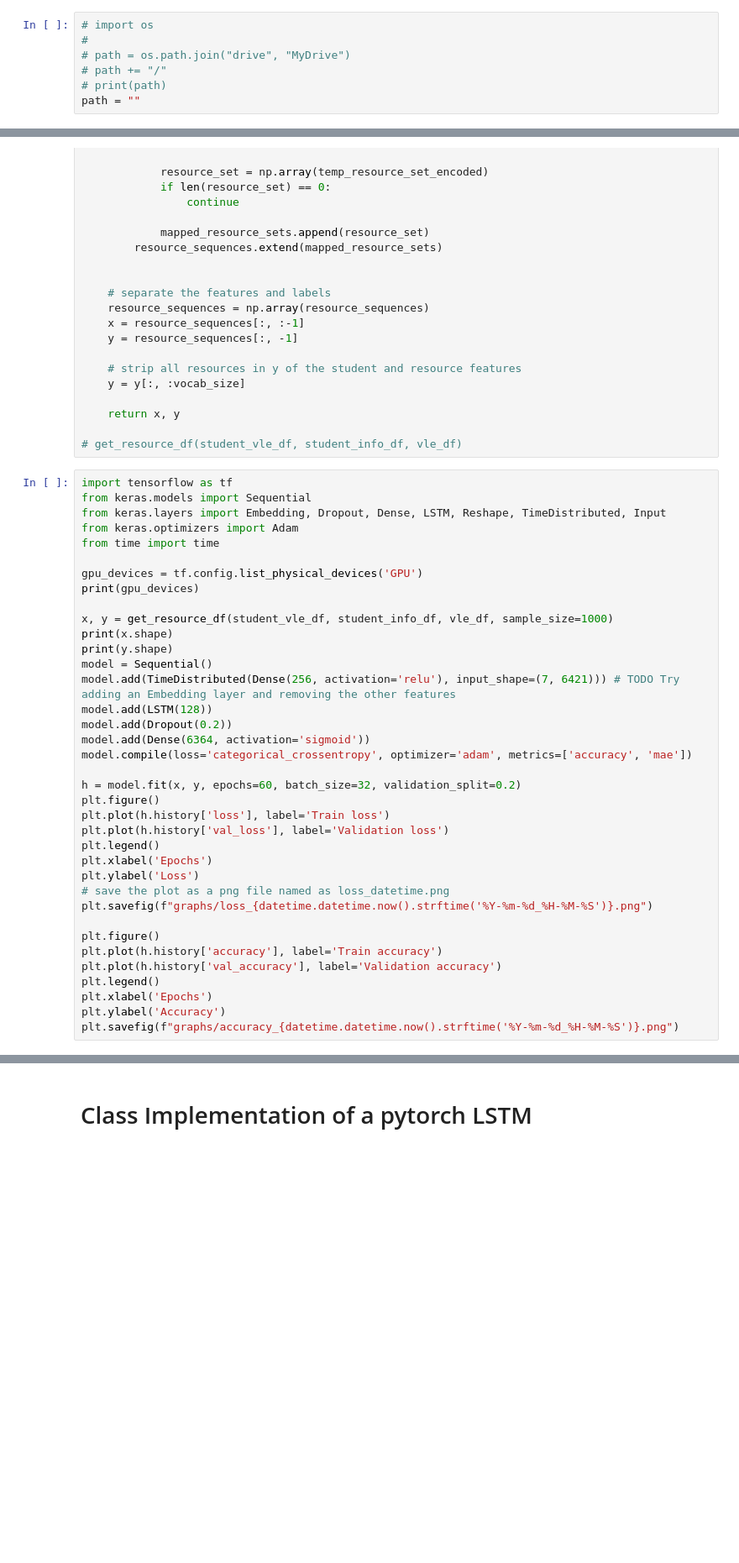
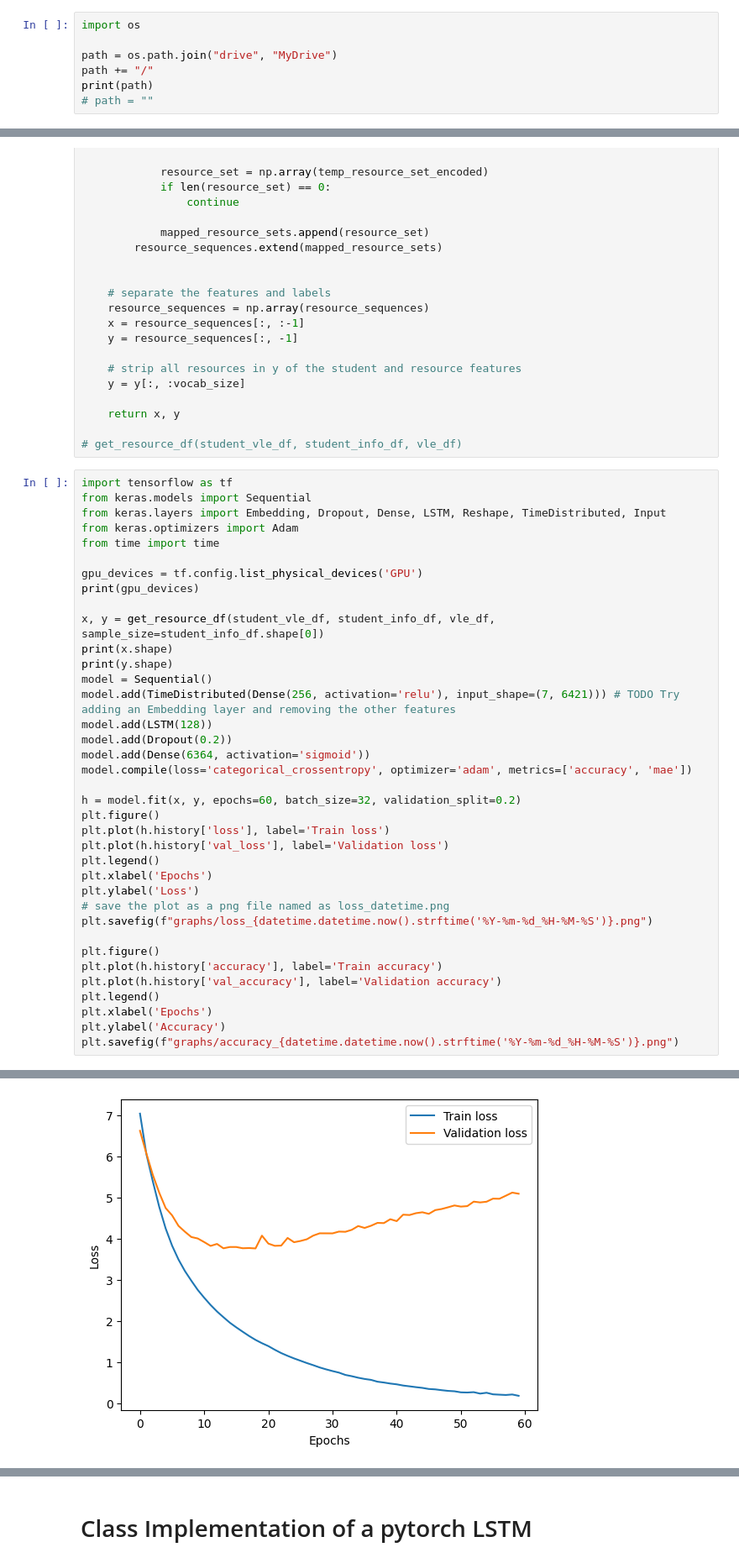
Before and after one commit to Tanyk2004/CS370-ERS, a Jupyter notebook: recommender.ipynb, the cells around one changed output, grey strips where cells are left out. Shown at 84% size. Cells and saved outputs as stored; diff of their text form; blank space fills up the shorter version.

```diff
--- a/recommender.ipynb
+++ b/recommender.ipynb
@@ -21,7 +23,7 @@ from tqdm import tqdm
 # %%
-# import os
-#
-# path = os.path.join("drive", "MyDrive")
-# path += "/"
-# print(path)
-path = ""
+import os
+
+path = os.path.join("drive", "MyDrive")
+path += "/"
+print(path)
+# path = ""
@@ -752,7 +742,7 @@ from time import time
 gpu_devices = tf.config.list_physical_devices('GPU')
 print(gpu_devices)
 
-x, y = get_resource_df(student_vle_df, student_info_df, vle_df, sample_size=1000)
+x, y = get_resource_df(student_vle_df, student_info_df, vle_df, sample_size=student_info_df.shape[0])
 print(x.shape)
 print(y.shape)
 model = Sequential()
@@ -803,0 +793 @@ InternalError: {{function_node __wrapped__FloorMod_device_/job:localhost/replica
+[figure, added]
```
Also changed, not shown: parts of 9 cells of this notebook.
